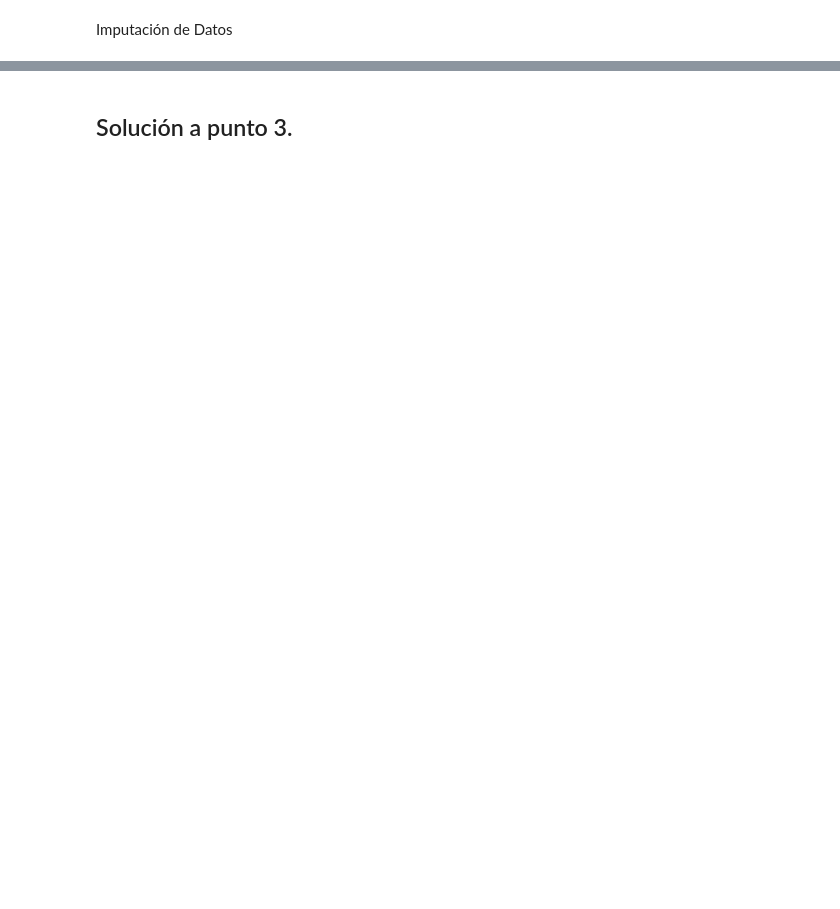
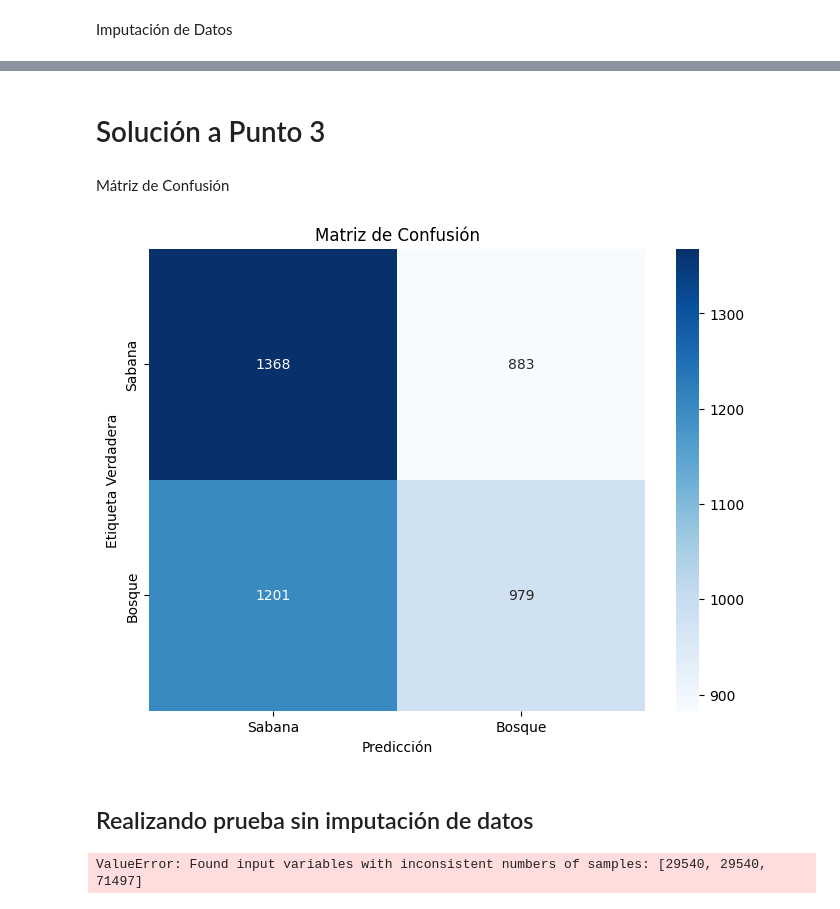
Before and after one commit to Wizardlyfix/Entregable-2-IA, a Jupyter notebook: Entregable2.ipynb, the cells around one changed output, grey strips where cells are left out. Drawn from its saved outputs; the diff is of its cells as text; code cells hidden in the pictures; blank space fills up the shorter version.

```diff
--- a/Entregable2.ipynb
+++ b/Entregable2.ipynb
@@ -328,0 +358,4 @@ X_ai_imputed = imputer.fit_transform(X_ai)
+# %%
+selected_indices = np.where((y_ai == 1) | (y_ai == 2))[0]
+X_selected = X_ai_imputed[selected_indices]
+y_selected = y_ai[selected_indices]
@@ -328,0 +364,3 @@ X_ai_imputed = imputer.fit_transform(X_ai)
+# %%
+X_train, X_temp, y_train, y_temp = train_test_split(X_selected, y_selected, test_size=0.3, random_state=42)
+X_val, X_test, y_val, y_test = train_test_split(X_temp, y_temp, test_size=0.5, random_state=42)
@@ -330,0 +378,3 @@ X_ai_imputed = imputer.fit_transform(X_ai)
+# %%
+model = LogisticRegression()
+model.fit(X_train, y_train)
@@ -332,0 +394,6 @@ X_ai_imputed = imputer.fit_transform(X_ai)
+# %%
+y_pred = model.predict(X_val)
+
+#Resultados en términos de precisión, recall y F1-score (SOLO DATOS DE VALIDACIÓN )
+print("Reporte de clasificación en el conjunto de validación:")
+print(classification_report(y_val, y_pred))
@@ -333,2 +410,17 @@ X_ai_imputed = imputer.fit_transform(X_ai)
 # %% [markdown]
-## Solución a punto 3.
+# Solución a Punto 3
+# %% [markdown]
+Mátriz de Confusión
+# %%
+conf_matrix = confusion_matrix(y_val, y_pred)
+class_labels = ['Sabana', 'Bosque']
+plt.figure(figsize=(8, 6))
+sns.heatmap(conf_matrix, annot=True, fmt='d', cmap='Blues', xticklabels=class_labels, yticklabels=class_labels)
+plt.xlabel('Predicción')
+plt.ylabel('Etiqueta Verdadera')
+plt.title('Matriz de Confusión')
+plt.show()
+# %% [output]
+[figure, added]
+# %% [markdown]
+## Realizando prueba sin imputación de datos
@@ -334,0 +431,8 @@ X_ai_imputed = imputer.fit_transform(X_ai)
+# %%
+n_samples = X_ai.shape[0]
+indices = np.arange(n_samples)
+
+X_ai_train, X_ai_test, y_train, y_test, idx_train, idx_test = train_test_split(X_ai_selected, y_ai_selected, indices, test_size=0.2)
+X_ai_val, X_ai_test, y_val, y_test, idx_val, idx_test = train_test_split(X_ai_test, y_test, idx_test, test_size=0.5)
+# %% [output]
+ValueError: Found input variables with inconsistent numbers of samples: [29540, 29540, 71497]
```
Also changed, not shown: parts of 24 cells of this notebook.
